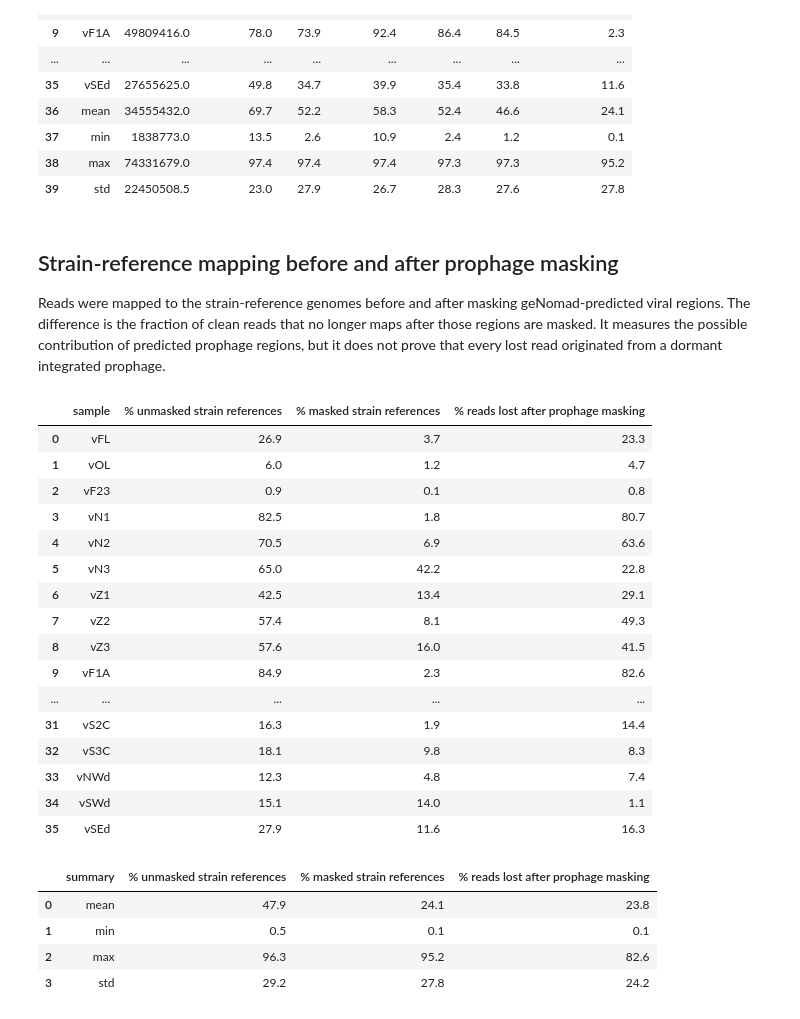
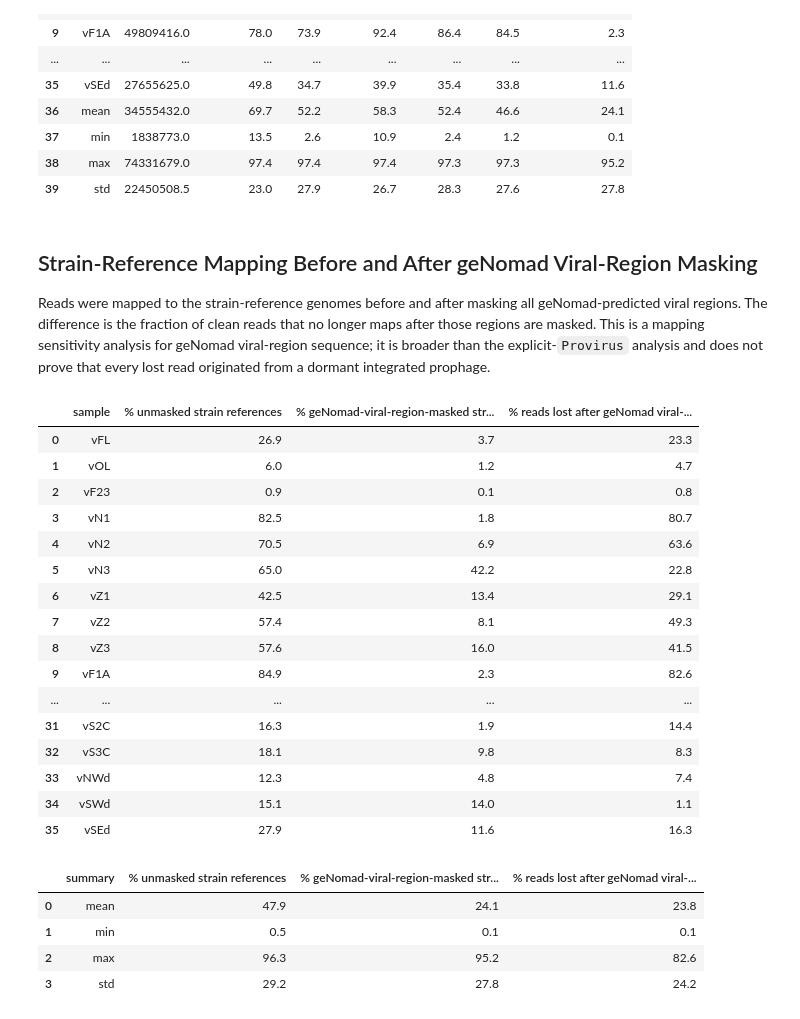
Before and after one commit to lauramilena3/WHEAT_PHYLLOSPHERE_VIROME, a Jupyter notebook: VIRAL/NOTEBOOKS/08_microbial_signal_in_viromes.ipynb, the cells around one changed output. Saved outputs shown, nothing was run; the diff lists cells and outputs as text; code cells hidden in the pictures.

Commit message:
Updated supplementary notebooks
Updated to latest versions

```diff
--- a/VIRAL/NOTEBOOKS/08_microbial_signal_in_viromes.ipynb
+++ b/VIRAL/NOTEBOOKS/08_microbial_signal_in_viromes.ipynb
@@ -11,8 +11,12 @@ Read the mapping and strain-reference coverage tables, add taxonomy and geNomad-
 # %%
+# Load core libraries and define notebook paths
 from pathlib import Path
 import numpy as np
 import pandas as pd
 import matplotlib.pyplot as plt
+plt.rcParams['font.family'] = 'sans-serif'
+plt.rcParams['font.sans-serif'] = ['Arial', 'Liberation Sans']
+plt.rcParams['svg.fonttype'] = 'none'
 import seaborn as sns
 from IPython.display import display
 
@@ -20,6 +24,8 @@ VIRAL_FRACTION_DIR = Path('/home/lmf/PhylloVir/VIRAL_WORLD/VIRAL_FRACTION')
 VIRAL_WORLD_DIR = VIRAL_FRACTION_DIR.parent
 BACTERIAL_FRACTION_DIR = VIRAL_WORLD_DIR / 'BACTERIAL_FRACTION'
 FIGURES_TABLES_DIR = VIRAL_FRACTION_DIR / 'FIGURES_AND_TABLES'
+SUP_FIGS_TABLES_DIR = FIGURES_TABLES_DIR / "SUP_FIGS_TABLES"
+SUP_FIGS_TABLES_DIR.mkdir(parents=True, exist_ok=True)
 MICROBIAL_GENOMES_DIR = BACTERIAL_FRACTION_DIR / 'MICROBIAL_GENOMES_PHYLLOVIR'
 
 SAMPLES_36 = [
@@ -36,16 +42,16 @@ SAMPLES_36 = [
     'vS1C', 'vS2C', 'vS3C',
     'vNWd', 'vSWd', 'vSEd',
 ]
-MIN_DETECTED_GENOME_BREADTH = 0.10
+MIN_DETECTED_GENOME_BREADTH = 0.30
 
 MAPPING_TABLE_PATH = FIGURES_TABLES_DIR / 'final_mapping_table_36_samples.csv'
 QC_READ_COUNTS_PATH = FIGURES_TABLES_DIR / '01_qc_read_counts_paired.tot.csv'
 MAPPING_REFERENCES_DIR = VIRAL_FRACTION_DIR / '06_MAPPING' / 'REFERENCES'
-STRAIN_REFERENCE_COVERAGE_PATH = FIGURES_TABLES_DIR / 'strain_reference_genomes_covered_gt10.csv'
+STRAIN_REFERENCE_COVERAGE_PATH = FIGURES_TABLES_DIR / 'strain_reference_genomes_breadth30.csv'
 STRAIN_CONTIG_METADATA_PATH = (
     MICROBIAL_GENOMES_DIR / 'strains_in_microbial_fraction_2018.seqtk_comp.with_source.tsv'
 )
-PROPHAGE_REGIONS_PATH = (
+GENOMAD_VIRAL_REGIONS_PATH = (
     MICROBIAL_GENOMES_DIR / 'strains_in_microbial_fraction_2018_geNomad_virus_masked_regions.tsv'
 )
 
@@ -54,12 +60,14 @@ OUTPUT_DIR.mkdir(parents=True, exist_ok=True)
 outputs = {
     'sample_manifest': OUTPUT_DIR / '08_main_samples.csv',
     'mapping': OUTPUT_DIR / '08_final_mapping_percentage_summary_36_samples.csv',
-    'detected_genomes': OUTPUT_DIR / '08_detected_bacterial_reference_genomes_breadth10.csv',
+    'detected_genomes': OUTPUT_DIR / '08_detected_bacterial_reference_genomes_breadth30.csv',
     'taxonomy': OUTPUT_DIR / '08_detected_bacterial_taxonomy_summary.csv',
     'detected_genome_summary': OUTPUT_DIR / '08_detected_bacterial_reference_genome_summary.csv',
-    'strain_mapping_masking': OUTPUT_DIR / '08_strain_mapping_before_after_prophage_masking.csv',
-    'strain_mapping_masking_summary': OUTPUT_DIR / '08_strain_mapping_before_after_prophage_masking_summary.csv',
+    'strain_mapping_masking': OUTPUT_DIR / '08_strain_mapping_before_after_genomad_viral_region_masking.csv',
+    'strain_mapping_masking_summary': OUTPUT_DIR / '08_strain_mapping_before_after_genomad_viral_region_masking_summary.csv',
+    'strain_mapping_masking_plot': OUTPUT_DIR / '08_strain_mapping_before_after_genomad_viral_region_masking_paired.svg',
     'heatmap': OUTPUT_DIR / '08_species_coverage_ranked_rpkm_heatmap.svg',
+    'combined_figure': OUTPUT_DIR / '08_microbial_signal_in_viromes_panels_A_B.svg',
     'heatmap_row_metadata': OUTPUT_DIR / '08_species_coverage_ranked_row_metadata.csv',
     'heatmap_rpkm_matrix': OUTPUT_DIR / '08_species_coverage_ranked_rpkm_matrix.csv',
     'heatmap_breadth_matrix': OUTPUT_DIR / '08_species_coverage_ranked_genome_coverage_matrix.csv',
@@ -175,10 +187,11 @@ display(mapping_summary)
 | 38 | max | 74331679.0 | 97.4 | 97.4 | 97.4 | 97.3 | 97.3 | 95.2 |
 | 39 | std | 22450508.5 | 23.0 | 27.9 | 26.7 | 28.3 | 27.6 | 27.8 |
 # %% [markdown]
-## Strain-reference mapping before and after prophage masking
+## Strain-Reference Mapping Before and After geNomad Viral-Region Masking
 
-Reads were mapped to the strain-reference genomes before and after masking geNomad-predicted viral regions. The difference is the fraction of clean reads that no longer maps after those regions are masked. It measures the possible contribution of predicted prophage regions, but it does not prove that every lost read originated from a dormant integrated prophage.
+Reads were mapped to the strain-reference genomes before and after masking all geNomad-predicted viral regions. The difference is the fraction of clean reads that no longer maps after those regions are masked. This is a mapping sensitivity analysis for geNomad viral-region sequence; it is broader than the explicit-`Provirus` analysis and does not prove that every lost read originated from a dormant integrated prophage.
 # %%
+# Compare strain-reference mapping before and after viral-region masking
 # Use the same clean-read denominator as the final mapping percentage summary.
 qc_read_counts = pd.read_csv(QC_READ_COUNTS_PATH, index_col=0)
 clean_read_counts = (
@@ -220,49 +233,49 @@ for sample in SAMPLES_36:
         {
             "sample": sample,
             "% unmasked strain references": unmasked_percent,
-            "% masked strain references": masked_percent,
-            "% reads lost after prophage masking": unmasked_percent - masked_percent,
+            "% geNomad-viral-region-masked strain references": masked_percent,
+            "% reads lost after geNomad viral-region masking": unmasked_percent - masked_percent,
         }
     )
 
 strain_mapping_before_after_masking = pd.DataFrame(strain_mapping_rows)
 strain_mapping_before_after_masking.to_csv(
     outputs["strain_mapping_masking"],
     index=False,
 )
 
 strain_mapping_summary = pd.DataFrame(
     {
         "summary": ["mean", "min", "max", "std"],
         "% unmasked strain references": [
             strain_mapping_before_after_masking["% unmasked strain references"].mean(),
             strain_mapping_before_after_masking["% unmasked strain references"].min(),
             strain_mapping_before_after_masking["% unmasked strain references"].max(),
             strain_mapping_before_after_masking["% unmasked strain references"].std(),
         ],
-        "% masked strain references": [
-            strain_mapping_before_after_masking["% masked strain references"].mean(),
-            strain_mapping_before_after_masking["% masked strain references"].min(),
-            strain_mapping_before_after_masking["% masked strain references"].max(),
-            strain_mapping_before_after_masking["% masked strain references"].std(),
+        "% geNomad-viral-region-masked strain references": [
+            strain_mapping_before_after_masking["% geNomad-viral-region-masked strain references"].mean(),
+            strain_mapping_before_after_masking["% geNomad-viral-region-masked strain references"].min(),
+            strain_mapping_before_after_masking["% geNomad-viral-region-masked strain references"].max(),
+            strain_mapping_before_after_masking["% geNomad-viral-region-masked strain references"].std(),
         ],
-        "% reads lost after prophage masking": [
-            strain_mapping_before_after_masking["% reads lost after prophage masking"].mean(),
-            strain_mapping_before_after_masking["% reads lost after prophage masking"].min(),
-            strain_mapping_before_after_masking["% reads lost after prophage masking"].max(),
-            strain_mapping_before_after_masking["% reads lost after prophage masking"].std(),
+        "% reads lost after geNomad viral-region masking": [
+            strain_mapping_before_after_masking["% reads lost after geNomad viral-region masking"].mean(),
+            strain_mapping_before_after_masking["% reads lost after geNomad viral-region masking"].min(),
+            strain_mapping_before_after_masking["% reads lost after geNomad viral-region masking"].max(),
+            strain_mapping_before_after_masking["% reads lost after geNomad viral-region masking"].std(),
         ],
     }
 ).round(1)
 strain_mapping_summary.to_csv(
     outputs["strain_mapping_masking_summary"],
     index=False,
 )
 
 display(strain_mapping_before_after_masking.round(1))
 display(strain_mapping_summary)
 # %% [output]
-|  | sample | % unmasked strain references | % masked strain references | % reads lost after prophage masking |
+|  | sample | % unmasked strain references | % geNomad-viral-region-masked str... | % reads lost after geNomad viral-... |
 | 0 | vFL | 26.9 | 3.7 | 23.3 |
 | 1 | vOL | 6.0 | 1.2 | 4.7 |
 | 2 | vF23 | 0.9 | 0.1 | 0.8 |
@@ -279,7 +292,7 @@ display(strain_mapping_summary)
 | 33 | vNWd | 12.3 | 4.8 | 7.4 |
 | 34 | vSWd | 15.1 | 14.0 | 1.1 |
 | 35 | vSEd | 27.9 | 11.6 | 16.3 |
-|  | summary | % unmasked strain references | % masked strain references | % reads lost after prophage masking |
+|  | summary | % unmasked strain references | % geNomad-viral-region-masked str... | % reads lost after geNomad viral-... |
 | 0 | mean | 47.9 | 24.1 | 23.8 |
 | 1 | min | 0.5 | 0.1 | 0.1 |
 | 2 | max | 96.3 | 95.2 | 82.6 |
```
Also changed, not shown: parts of 15 cells of this notebook, 13 other files.
